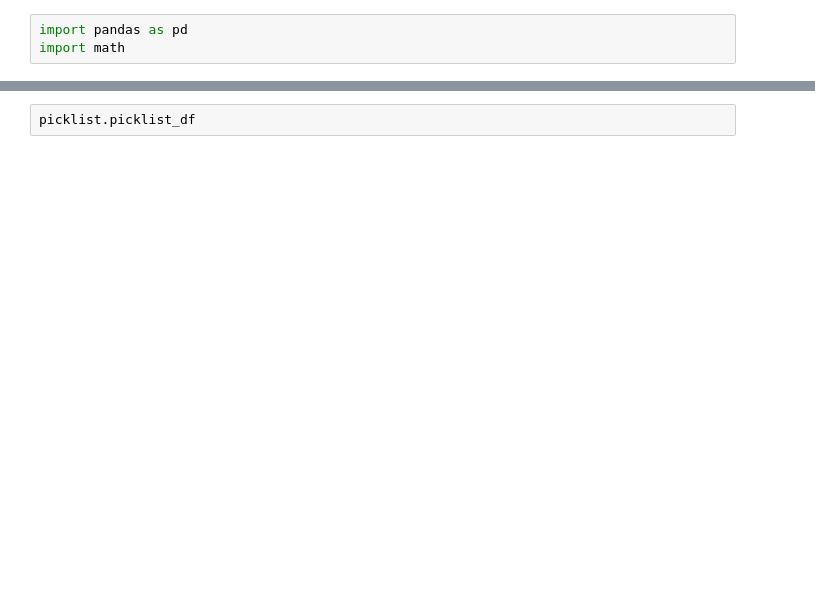
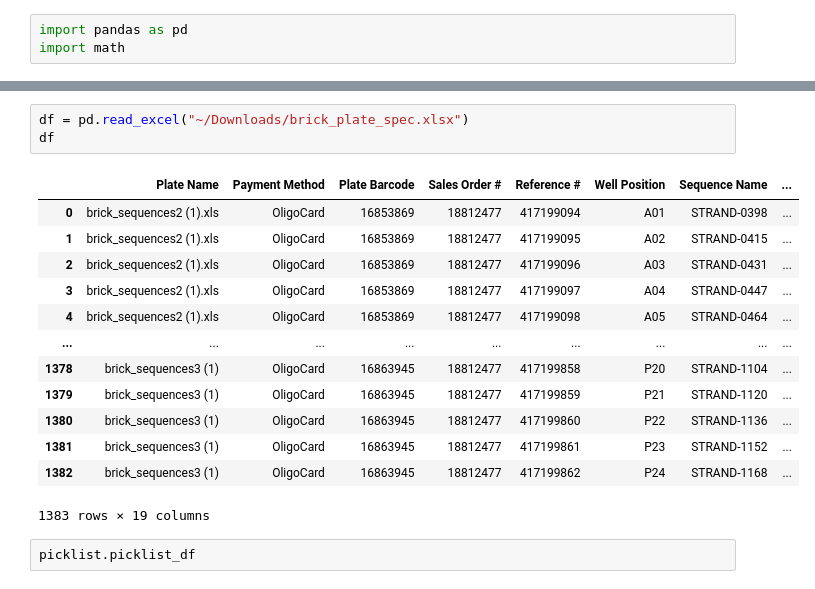
Before and after one commit to tilabberkeley/echo_picklist_maker, a Jupyter notebook: maker.ipynb, the cells around one changed output, grey strips where cells are left out. Cells and saved outputs as stored; diff of their text form; blank space fills up the shorter version.

```diff
--- a/maker.ipynb
+++ b/maker.ipynb
@@ -115,3 +146,20 @@ Magnesium volume is 0.50µl. This will be placed in the last available well.
+# %%
+df = pd.read_excel("~/Downloads/brick_plate_spec.xlsx")
+df
+# %% [output]
+|  | Plate Name | Payment Method | Plate Barcode | Sales Order # | Reference # | Well Position | Sequence Name | ... |
+| 0 | brick_sequences2 (1).xls | OligoCard | 16853869 | 18812477 | 417199094 | A01 | STRAND-0398 | ... |
+| 1 | brick_sequences2 (1).xls | OligoCard | 16853869 | 18812477 | 417199095 | A02 | STRAND-0415 | ... |
+| 2 | brick_sequences2 (1).xls | OligoCard | 16853869 | 18812477 | 417199096 | A03 | STRAND-0431 | ... |
+| 3 | brick_sequences2 (1).xls | OligoCard | 16853869 | 18812477 | 417199097 | A04 | STRAND-0447 | ... |
+| 4 | brick_sequences2 (1).xls | OligoCard | 16853869 | 18812477 | 417199098 | A05 | STRAND-0464 | ... |
+| ... | ... | ... | ... | ... | ... | ... | ... | ... |
+| 1378 | brick_sequences3 (1) | OligoCard | 16863945 | 18812477 | 417199858 | P20 | STRAND-1104 | ... |
+| 1379 | brick_sequences3 (1) | OligoCard | 16863945 | 18812477 | 417199859 | P21 | STRAND-1120 | ... |
+| 1380 | brick_sequences3 (1) | OligoCard | 16863945 | 18812477 | 417199860 | P22 | STRAND-1136 | ... |
+| 1381 | brick_sequences3 (1) | OligoCard | 16863945 | 18812477 | 417199861 | P23 | STRAND-1152 | ... |
+| 1382 | brick_sequences3 (1) | OligoCard | 16863945 | 18812477 | 417199862 | P24 | STRAND-1168 | ... |
+1383 rows × 19 columns
 # %%
 picklist.picklist_df
 # %% [output]
```
Also changed, not shown: parts of 3 cells of this notebook.
